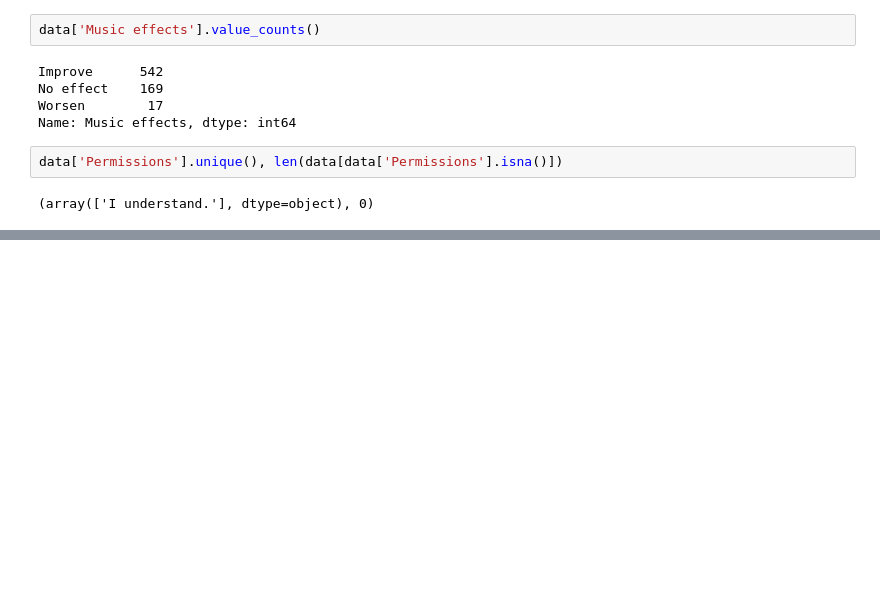
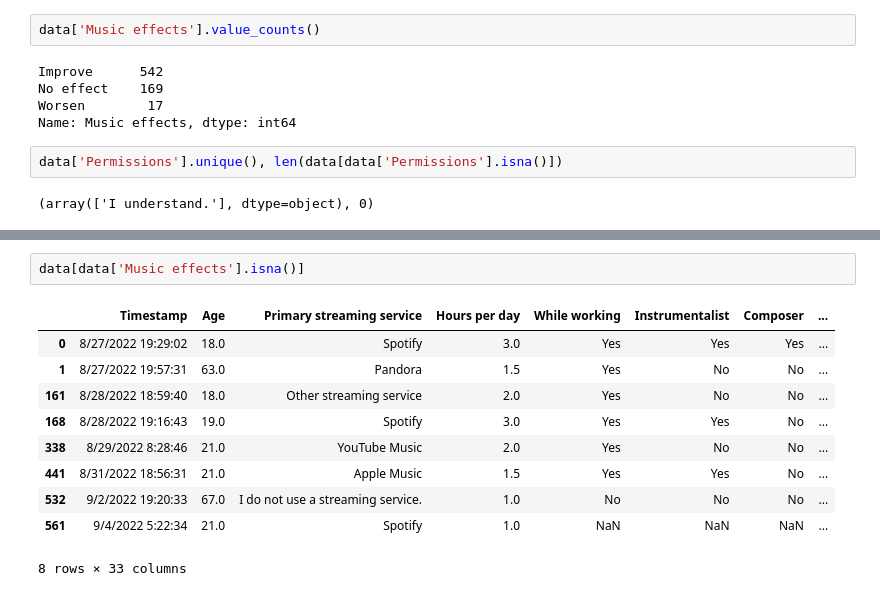
Before and after one commit to MargueriteSzabo/music_mentalhealth, a Jupyter notebook: notebooks/EDA.ipynb, the cells around one changed output, grey strips where cells are left out. Cells and saved outputs as stored; diff of their text form; blank space fills up the shorter version.

```diff
--- a/notebooks/EDA.ipynb
+++ b/notebooks/EDA.ipynb
@@ -240,0 +267,13 @@ data['Permissions'].unique(), len(data[data['Permissions'].isna()])
+# %%
+data[data['Music effects'].isna()]
+# %% [output]
+|  | Timestamp | Age | Primary streaming service | Hours per day | While working | Instrumentalist | Composer | ... |
+| 0 | 8/27/2022 19:29:02 | 18.0 | Spotify | 3.0 | Yes | Yes | Yes | ... |
+| 1 | 8/27/2022 19:57:31 | 63.0 | Pandora | 1.5 | Yes | No | No | ... |
+| 161 | 8/28/2022 18:59:40 | 18.0 | Other streaming service | 2.0 | Yes | No | No | ... |
+| 168 | 8/28/2022 19:16:43 | 19.0 | Spotify | 3.0 | Yes | Yes | No | ... |
+| 338 | 8/29/2022 8:28:46 | 21.0 | YouTube Music | 2.0 | Yes | No | No | ... |
+| 441 | 8/31/2022 18:56:31 | 21.0 | Apple Music | 1.5 | Yes | Yes | No | ... |
+| 532 | 9/2/2022 19:20:33 | 67.0 | I do not use a streaming service. | 1.0 | No | No | No | ... |
+| 561 | 9/4/2022 5:22:34 | 21.0 | Spotify | 1.0 | NaN | NaN | NaN | ... |
+8 rows × 33 columns
```
Also changed, not shown: parts of 11 cells of this notebook, 3 other files.
